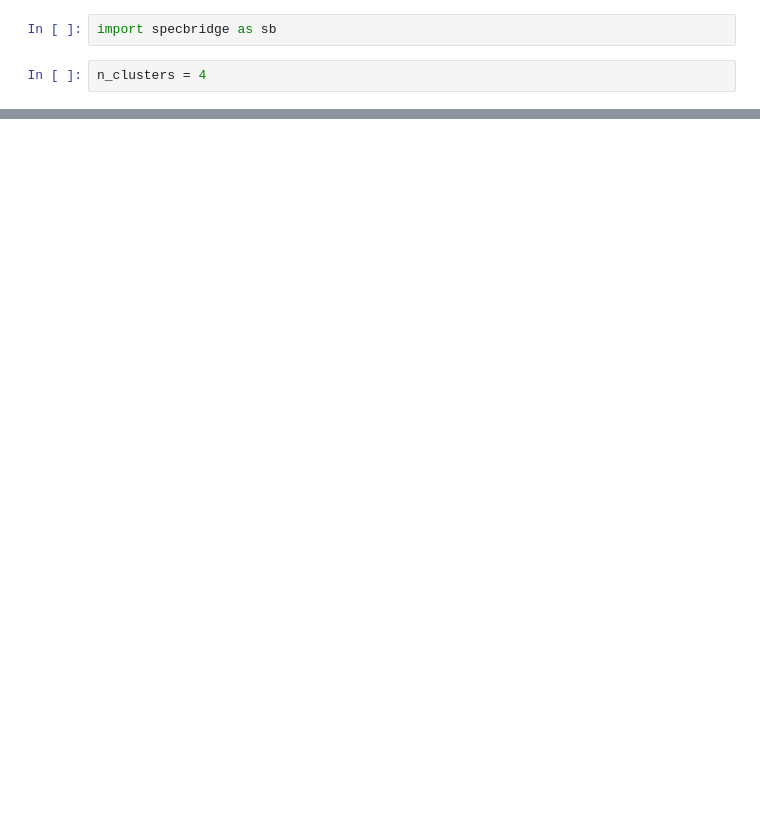
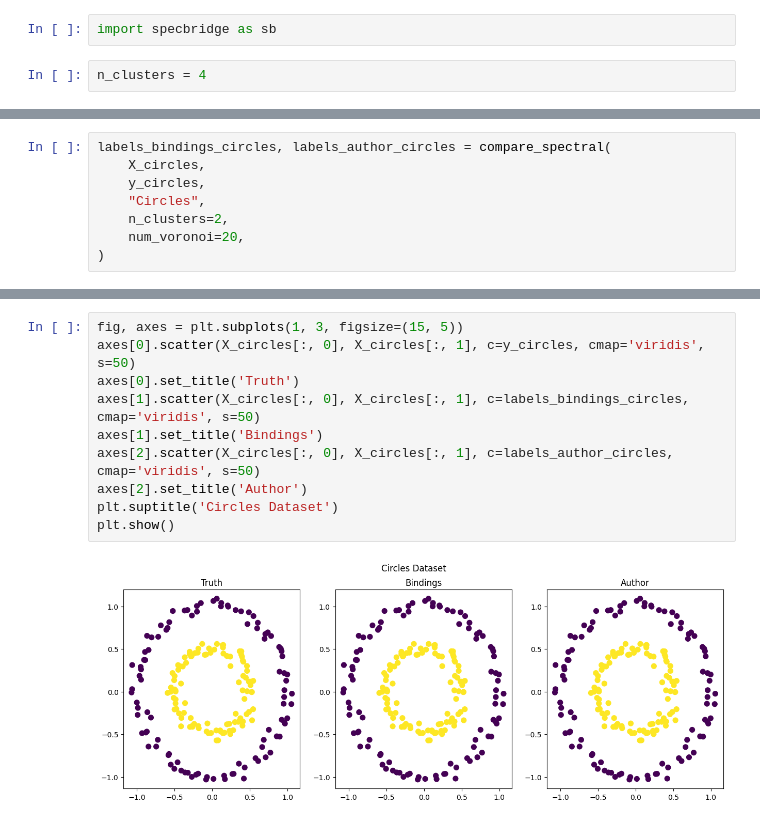
Before and after one commit to enthusiastic2003/spectral-bridges-parallel, a Jupyter notebook: sb_impl_tester.ipynb, the cells around one changed output, grey strips where cells are left out. Saved outputs shown, nothing was run; the diff lists cells and outputs as text; blank space fills up the shorter version.

```diff
--- a/sb_impl_tester.ipynb
+++ b/sb_impl_tester.ipynb
@@ -378,0 +94,8 @@ Circles: ARI(specbridge vs sbcluster)=1.0000
+# %%
+labels_bindings_circles, labels_author_circles = compare_spectral(
+    X_circles,
+    y_circles,
+    "Circles",
+    n_clusters=2,
+    num_voronoi=20,
+)
@@ -378,0 +169,12 @@ Circles: ARI(specbridge vs sbcluster)=1.0000
+# %%
+fig, axes = plt.subplots(1, 3, figsize=(15, 5))
+axes[0].scatter(X_circles[:, 0], X_circles[:, 1], c=y_circles, cmap='viridis', s=50)
+axes[0].set_title('Truth')
+axes[1].scatter(X_circles[:, 0], X_circles[:, 1], c=labels_bindings_circles, cmap='viridis', s=50)
+axes[1].set_title('Bindings')
+axes[2].scatter(X_circles[:, 0], X_circles[:, 1], c=labels_author_circles, cmap='viridis', s=50)
+axes[2].set_title('Author')
+plt.suptitle('Circles Dataset')
+plt.show()
+# %% [output]
+[figure, added]
```
Also changed, not shown: parts of 30 cells of this notebook, 33 other files.
